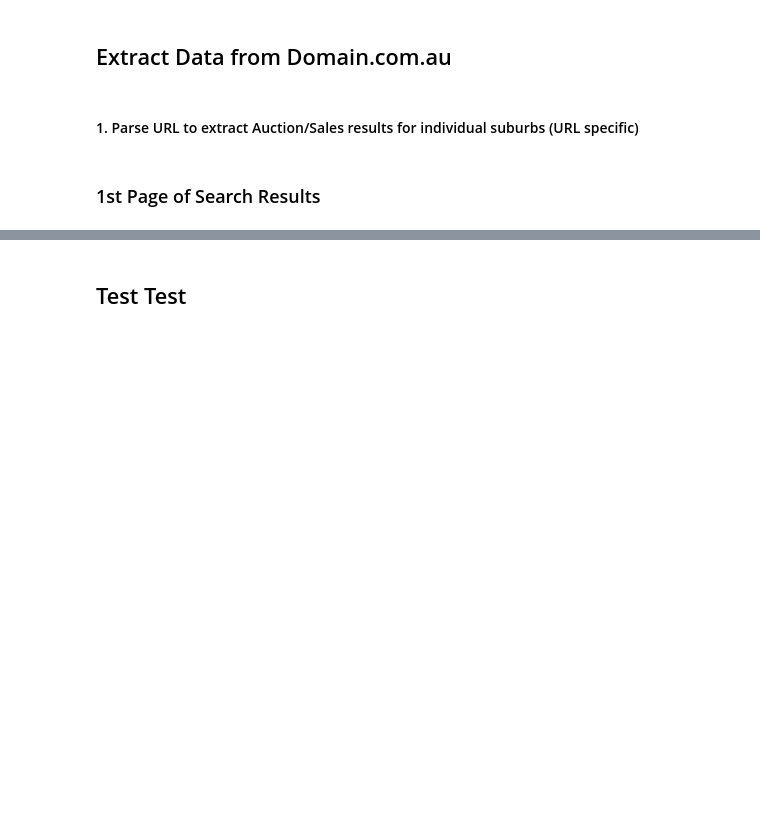
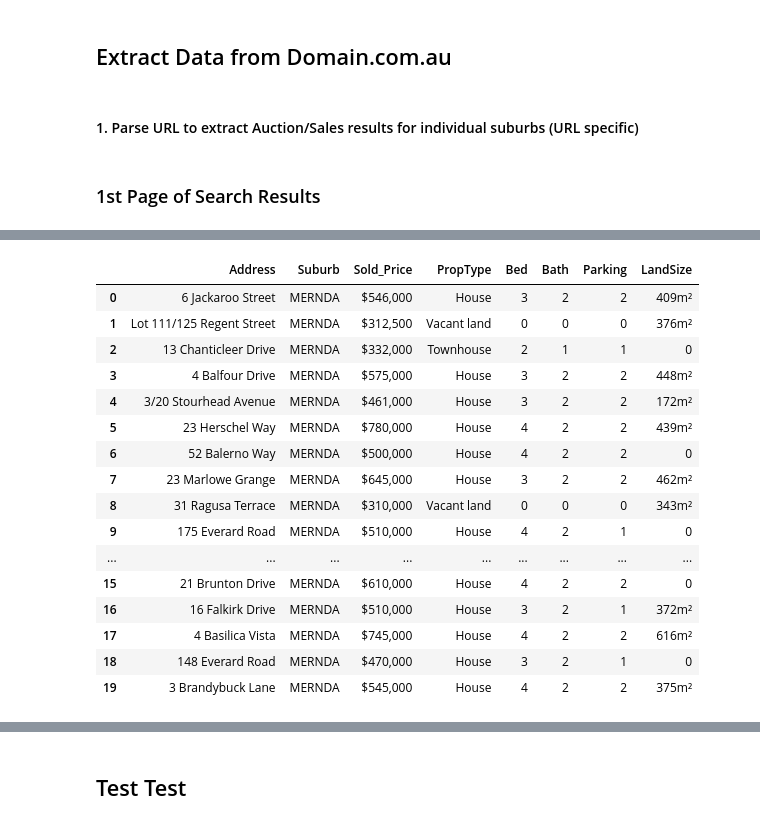
Before and after one commit to sola13/RealEstateProject, a Jupyter notebook: DomainScraping.ipynb, the cells around one changed output, grey strips where cells are left out. Cells and saved outputs as stored; diff of their text form; code cells hidden in the pictures; blank space fills up the shorter version.

```diff
--- a/DomainScraping.ipynb
+++ b/DomainScraping.ipynb
@@ -58,0 +89,21 @@ Suburb = pd.DataFrame(suburbs, columns=["Suburb"])
+# %%
+# Extract Property Features
+feature_finder = result.find_all(class_ = 'css-1rzse3v')
+feature_finder
+
+feature_list = []
+for i in feature_finder:
+    x = i.text.rsplit(' ')
+    feature_list.append(x)
+
+
+
+Features = pd.DataFrame(feature_list, columns=['Spec','Feature'])
+Features.replace('.css-9fxapx{position:absolute;width:1px;height:1px;margin:-1px;padding:0;-webkit-clip:rect(1px,1px,1px,1px);clip:rect(1px,1px,1px,1px);border:0;overflow:hidden;-webkit-clip-path:inset(100%);clip-path:inset(100%);-webkit-clip-path:none;}Beds','Beds',inplace=True)
+Features.replace('Baths','Bath',inplace=True)
+Features.replace('Beds','Bed',inplace=True)
+Features.replace('','LandSize',inplace=True)
+
+
+
+#Features
@@ -58,0 +160,42 @@ Suburb = pd.DataFrame(suburbs, columns=["Suburb"])
+# %%
+# Allocate Feature Specs to PropList
+
+# iterate every 4x Features rows into 1x PropList row
+
+for i in range(20):
+    PropList.loc[i, 'Bed'] = Features.loc[4*i, 'Spec']
+    PropList.loc[i, 'Bath'] = Features.loc[4*i+1, 'Spec']
+    PropList.loc[i, 'Parking'] = Features.loc[4*i+2, 'Spec']
+    PropList.loc[i, 'LandSize'] = Features.loc[4*i+3, 'Spec']
+
+
+
+#for i in range(len(Features)):
+#    if Features.loc[i, 'Feature'] == 'Bed':
+#        PropList.loc[i, 'Bed'] = Features.loc[i, 'Spec']
+#    elif Features.loc[i, 'Feature'] == 'Bath':
+#        PropList.loc[i, 'Bath'] = Features.loc[i, 'Spec']
+#    elif Features.loc[i, 'Feature'] == 'Parking':
+#        PropList.loc[i, 'Parking'] = Features.loc[i, 'Spec']
+#    elif Features.loc[i, 'Feature'] == 'LandSize':
+#        PropList.loc[i, 'LandSize'] = Features.loc[i, 'Spec']
+
+PropList
+# %% [output]
+|  | Address | Suburb | Sold_Price | PropType | Bed | Bath | Parking | LandSize |
+| 0 | 6 Jackaroo Street | MERNDA | $546,000 | House | 3 | 2 | 2 | 409m² |
+| 1 | Lot 111/125 Regent Street | MERNDA | $312,500 | Vacant land | 0 | 0 | 0 | 376m² |
+| 2 | 13 Chanticleer Drive | MERNDA | $332,000 | Townhouse | 2 | 1 | 1 | 0 |
+| 3 | 4 Balfour Drive | MERNDA | $575,000 | House | 3 | 2 | 2 | 448m² |
+| 4 | 3/20 Stourhead Avenue | MERNDA | $461,000 | House | 3 | 2 | 2 | 172m² |
+| 5 | 23 Herschel Way | MERNDA | $780,000 | House | 4 | 2 | 2 | 439m² |
+| 6 | 52 Balerno Way | MERNDA | $500,000 | House | 4 | 2 | 2 | 0 |
+| 7 | 23 Marlowe Grange | MERNDA | $645,000 | House | 3 | 2 | 2 | 462m² |
+| 8 | 31 Ragusa Terrace | MERNDA | $310,000 | Vacant land | 0 | 0 | 0 | 343m² |
+| 9 | 175 Everard Road | MERNDA | $510,000 | House | 4 | 2 | 1 | 0 |
+| ... | ... | ... | ... | ... | ... | ... | ... | ... |
+| 15 | 21 Brunton Drive | MERNDA | $610,000 | House | 4 | 2 | 2 | 0 |
+| 16 | 16 Falkirk Drive | MERNDA | $510,000 | House | 3 | 2 | 1 | 372m² |
+| 17 | 4 Basilica Vista | MERNDA | $745,000 | House | 4 | 2 | 2 | 616m² |
+| 18 | 148 Everard Road | MERNDA | $470,000 | House | 3 | 2 | 1 | 0 |
+| 19 | 3 Brandybuck Lane | MERNDA | $545,000 | House | 4 | 2 | 2 | 375m² |
```
Also changed, not shown: parts of 12 cells of this notebook.
